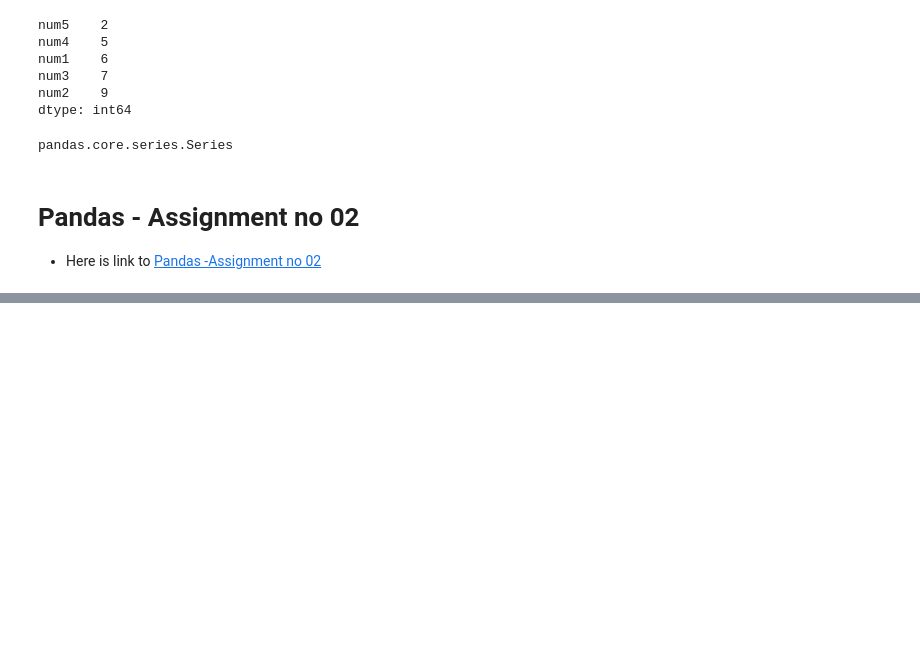
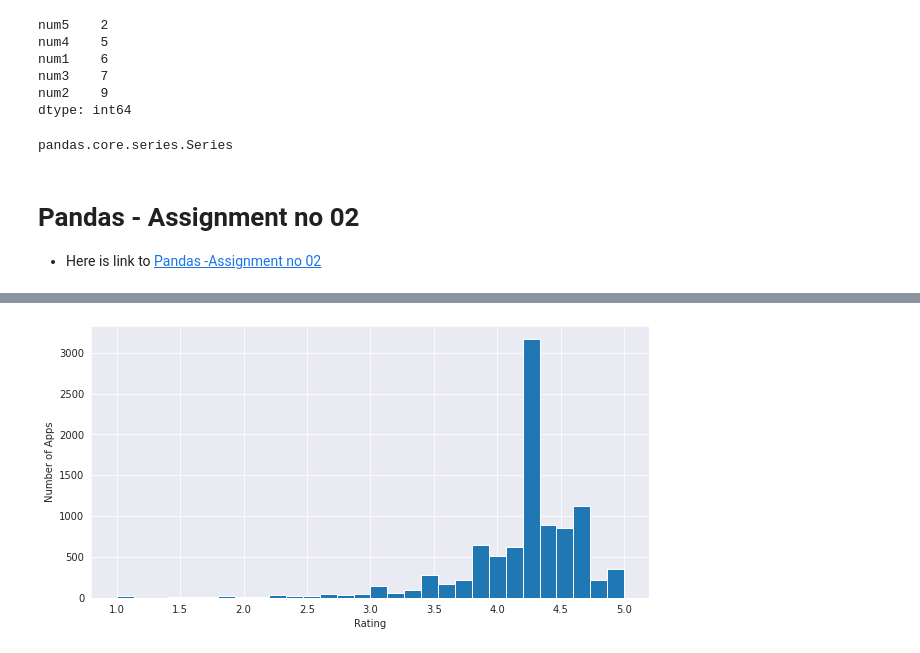
Before and after one commit to tayyabsarfraz/Introduction-to-Data-Analyst-and-Data-Science, a Jupyter notebook: Module no 02- Python for Data Scientists/02 - Pandas for Data Scientists/Lec-2.11(Pandas-02-Overview-of-Pandas-Series).ipynb, the cells around one changed output, grey strips where cells are left out. Saved outputs shown, nothing was run; the diff lists cells and outputs as text; code cells hidden in the pictures; blank space fills up the shorter version.

```diff
--- a/Module no 02- Python for Data Scientists/02 - Pandas for Data Scientists/Lec-2.11(Pandas-02-Overview-of-Pandas-Series).ipynb
+++ b/Module no 02- Python for Data Scientists/02 - Pandas for Data Scientists/Lec-2.11(Pandas-02-Overview-of-Pandas-Series).ipynb
@@ -906,0 +1177,3 @@ pandas.core.series.Series
+# %%
+index = df[df.Type.isna()].index
+df.drop(axis=0, inplace=True, index=index)
@@ -906,0 +1353,8 @@ pandas.core.series.Series
+# %%
+plt.figure(figsize=(10,5))
+plt.hist(df.Rating, bins=30)
+plt.xlabel("Rating")
+plt.ylabel("Number of Apps")
+plt.show()
+# %% [output]
+[figure, added]
```
Also changed, not shown: parts of 67 cells of this notebook.
